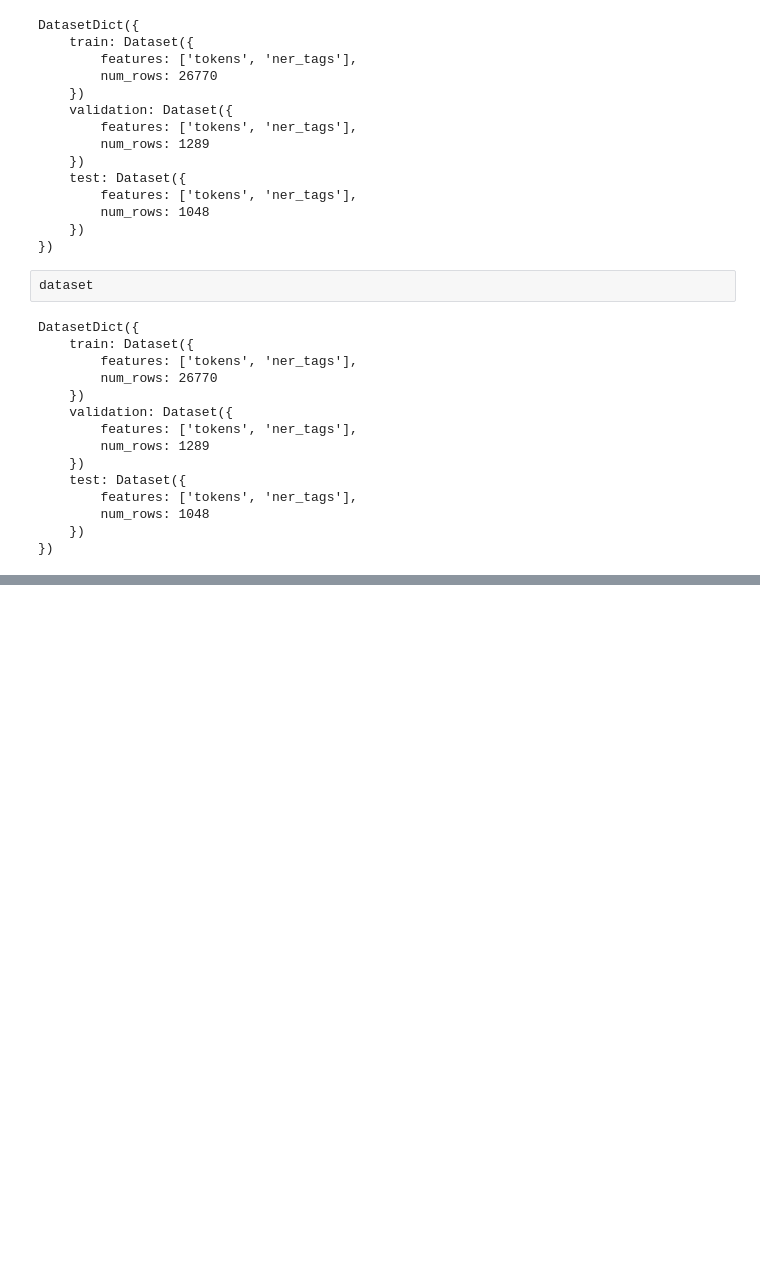
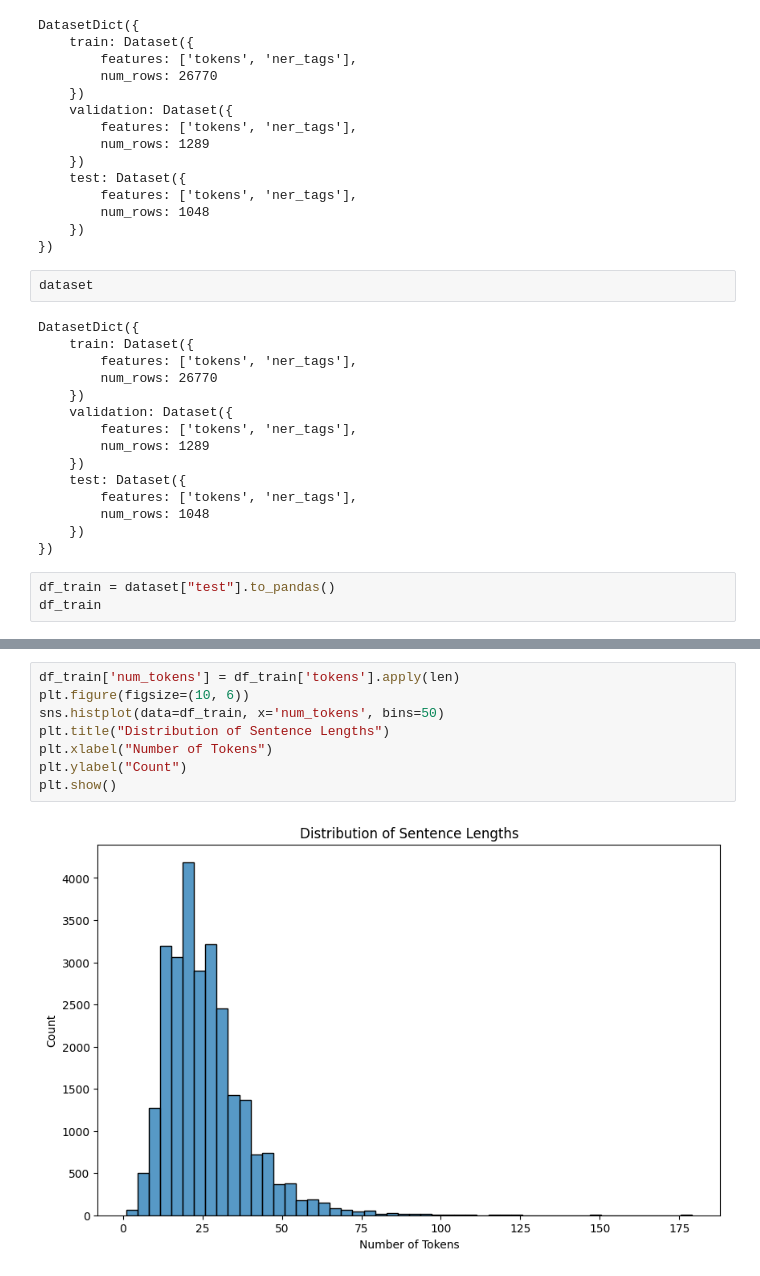
Before and after one commit to shashj/bioner-jupyter-collection, a Jupyter notebook: datasets/medmentions/EDA.ipynb, the cells around one changed output, grey strips where cells are left out. Saved outputs shown, nothing was run; the diff lists cells and outputs as text; blank space fills up the shorter version.

```diff
--- a/datasets/medmentions/EDA.ipynb
+++ b/datasets/medmentions/EDA.ipynb
@@ -36,3 +36,6 @@ DatasetDict({
         num_rows: 1048
     })
 })
+# %%
+df_train = dataset["test"].to_pandas()
+df_train
@@ -38,0 +82,10 @@ DatasetDict({
+# %%
+df_train['num_tokens'] = df_train['tokens'].apply(len)
+plt.figure(figsize=(10, 6))
+sns.histplot(data=df_train, x='num_tokens', bins=50)
+plt.title("Distribution of Sentence Lengths")
+plt.xlabel("Number of Tokens")
+plt.ylabel("Count")
+plt.show()
+# %% [output]
+[figure, added]
```
Also changed, not shown: parts of 7 cells of this notebook.
